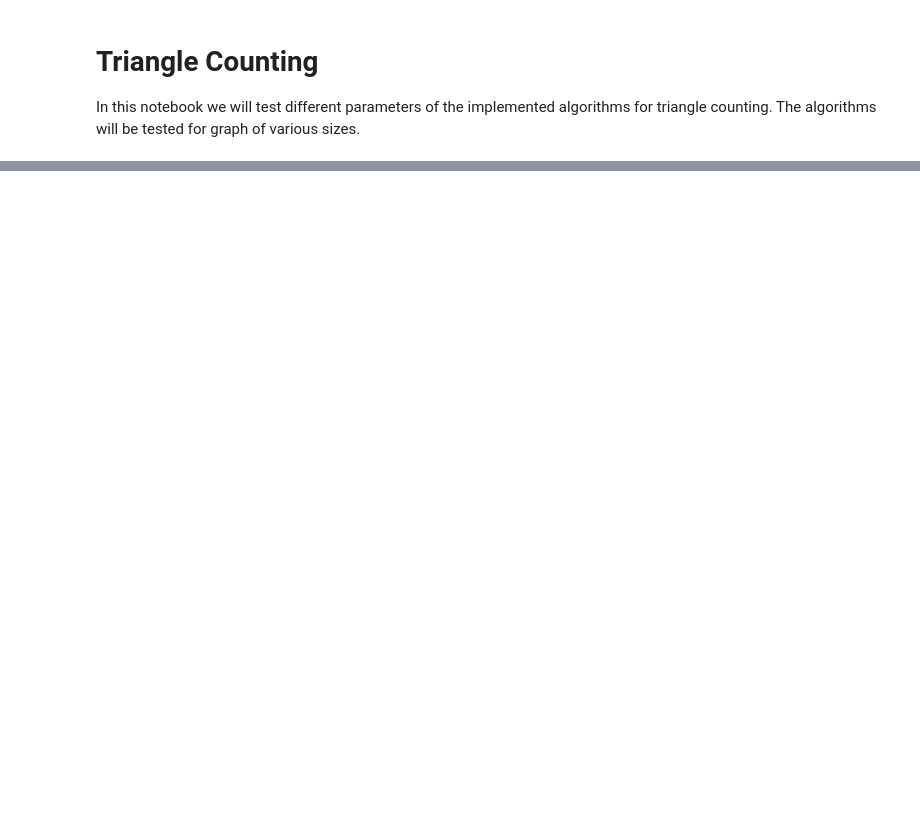
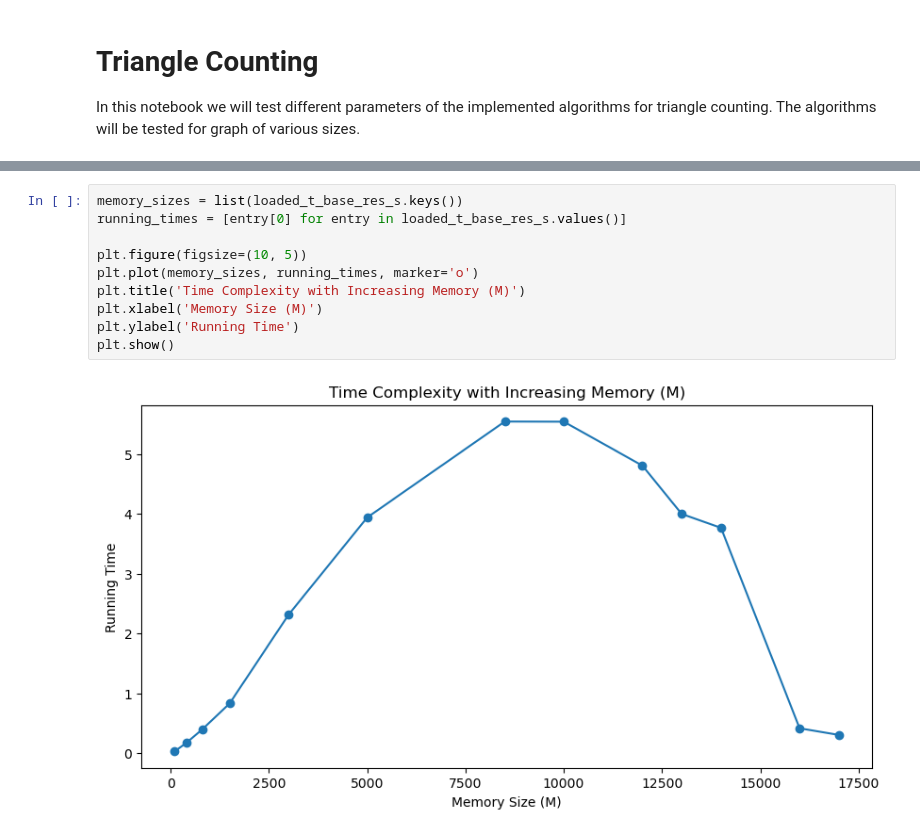
Before and after one commit to helenmand/Exact-Approximate-and-Streaming-Methods-for-Triangle-Counting, a Jupyter notebook: testing.ipynb, the cells around one changed output, grey strips where cells are left out. Drawn from its saved outputs; the diff is of its cells as text; blank space fills up the shorter version.

```diff
--- a/testing.ipynb
+++ b/testing.ipynb
@@ -126,0 +232,12 @@ with open('t_impr_res_b.pkl', 'wb') as file:
+# %%
+memory_sizes = list(loaded_t_base_res_s.keys())
+running_times = [entry[0] for entry in loaded_t_base_res_s.values()]
+
+plt.figure(figsize=(10, 5))
+plt.plot(memory_sizes, running_times, marker='o')
+plt.title('Time Complexity with Increasing Memory (M)')
+plt.xlabel('Memory Size (M)')
+plt.ylabel('Running Time')
+plt.show()
+# %% [output]
+[figure, added]
```
Also changed, not shown: parts of 26 cells of this notebook, 4 other files.
